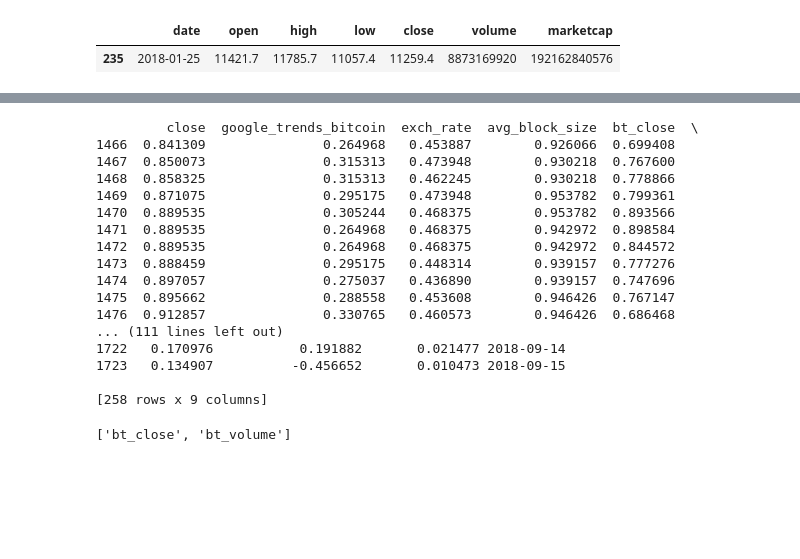
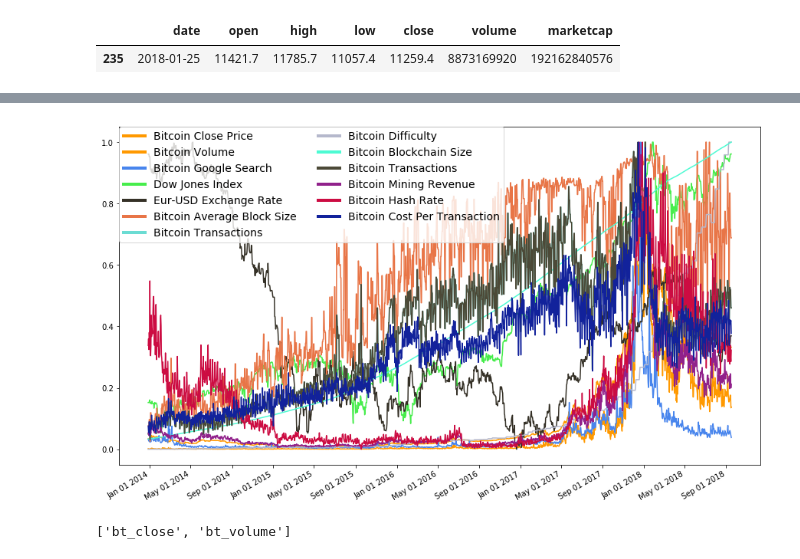
Before and after one commit to kejsiStruga/bitcoin-price-prediction, a Jupyter notebook: Data Gathering.ipynb, the cells around one changed output, grey strips where cells are left out. Cells and saved outputs as stored; diff of their text form; code cells hidden in the pictures; blank space fills up the shorter version.

```diff
--- a/Data Gathering.ipynb
+++ b/Data Gathering.ipynb
@@ -328,29 +403,58 @@ print(btc_final)
+# %%
+# Visualize all gathered data
+%matplotlib inline
+fig, ax1 = plt.subplots(1, 1, figsize=(15, 9)) # 1 row 1 col
+
+fig.autofmt_xdate()
+
+ax1.set_xticks([datetime.date(j,i,1) for i in range(1,13,4) for j in range(2013,2019)])
+ax1.set_xticklabels([datetime.date(j,i,1).strftime('%b %d %Y')
+                     for i in range(1,13,4) for j in range(2013,2019)])
+
+ax1.plot(btc_final['date'].astype(datetime.datetime),
+             btc_final['bt_close'], label='Bitcoin Close Price', color='#FF9900')
+ax1.plot(btc_final['date'].astype(datetime.datetime),
+             btc_final['bt_volume'], label='Bitcoin Volume', color='#FF9900')
+ax1.plot(btc_final['date'].astype(datetime.datetime),
+             btc_final['google_trends_bitcoin'], label="Bitcoin Google Search", color='#4885ed')
+# ax1.plot(btc_final['date'].astype(datetime.datetime),
+#              btc_final['reddit_total_subscribers'], label="Bitcoin Reddit Subscribers", color='#ed475e')
+ax1.plot(btc_final['date'].astype(datetime.datetime),
+             btc_final['close'], label="Dow Jones Index", color='#47ed4c')
+ax1.plot(btc_final['date'].astype(datetime.datetime),
+             btc_final['exch_rate'], label="Eur-USD Exchange Rate", color='#353127')
+ax1.plot(btc_final['date'].astype(datetime.datetime),
+             btc_final['avg_block_size'], label="Bitcoin Average Block Size", color='#e87547')
+
+ax1.plot(btc_final['date'].astype(datetime.datetime),
+             btc_final['transactions'], label="Bitcoin Transactions", color='#6bdcd3')
+ax1.plot(btc_final['date'].astype(datetime.datetime),
+             btc_final['difficulty'], label="Bitcoin Difficulty", color='#b5b8cc')
+ax1.plot(btc_final['date'].astype(datetime.datetime),
+             btc_final['bchain_size'], label="Bitcoin Blockchain Size", color='#4dfbd3')
+ax1.plot(btc_final['date'].astype(datetime.datetime),
+             btc_final['transactions'], label="Bitcoin Transactions", color='#4c4937')
+ax1.plot(btc_final['date'].astype(datetime.datetime),
+             btc_final['mining_revenue'], label="Bitcoin Mining Revenue", color='#91218b')
+ax1.plot(btc_final['date'].astype(datetime.datetime),
+             btc_final['hash_rate'], label="Bitcoin Hash Rate", color='#cc0c42')
+ax1.plot(btc_final['date'].astype(datetime.datetime),
+             btc_final['cost_per_transaction'], label="Bitcoin Cost Per Transaction", color='#12229b')
+
+legend_lines = ax1.legend(bbox_to_anchor=(0, 1), loc=2, borderaxespad=0., ncol=2, prop={'size': 14})
+for line in legend_lines.get_lines():
+    line.set_linewidth(4.0)
+
+plt.show()
+# %% [output]
+[figure, added]
 # %%
-split_date = '2018-01-01' # Therefore, the test dataset has values from 2018-01-03 to 2018-09-13
+split_date = '2018-05-01' # Therefore, the test dataset has values from 2018-01-03 to 2018-09-13
 
 # we don't need the date columns anymore
 training_set, test_set = btc_final[btc_final['date']<split_date], btc_final[btc_final['date']>=split_date]
 training_set = training_set.drop('date', 1)
-print(test_set)
 test_set = test_set.drop('date', 1)
-# %% [output]
-         close  google_trends_bitcoin  exch_rate  avg_block_size  bt_close  \
-1466  0.841309               0.264968   0.453887        0.926066  0.699408
-1467  0.850073               0.315313   0.473948        0.930218  0.767600
-1468  0.858325               0.315313   0.462245        0.930218  0.778866
-1469  0.871075               0.295175   0.473948        0.953782  0.799361
-1470  0.889535               0.305244   0.468375        0.953782  0.893566
-1471  0.889535               0.264968   0.468375        0.942972  0.898584
-1472  0.889535               0.264968   0.468375        0.942972  0.844572
-1473  0.888459               0.295175   0.448314        0.939157  0.777276
-1474  0.897057               0.275037   0.436890        0.939157  0.747696
-1475  0.895662               0.288558   0.453608        0.946426  0.767147
-1476  0.912857               0.330765   0.460573        0.946426  0.686468
-... (111 lines left out)
-1722   0.170976           0.191882       0.021477 2018-09-14
-1723   0.134907          -0.456652       0.010473 2018-09-15
-
-[258 rows x 9 columns]
 # %%
 window_len = 10
 norm_cols = ['bt_close','bt_volume']
```
Also changed, not shown: parts of 17 cells of this notebook, 1 other file.
